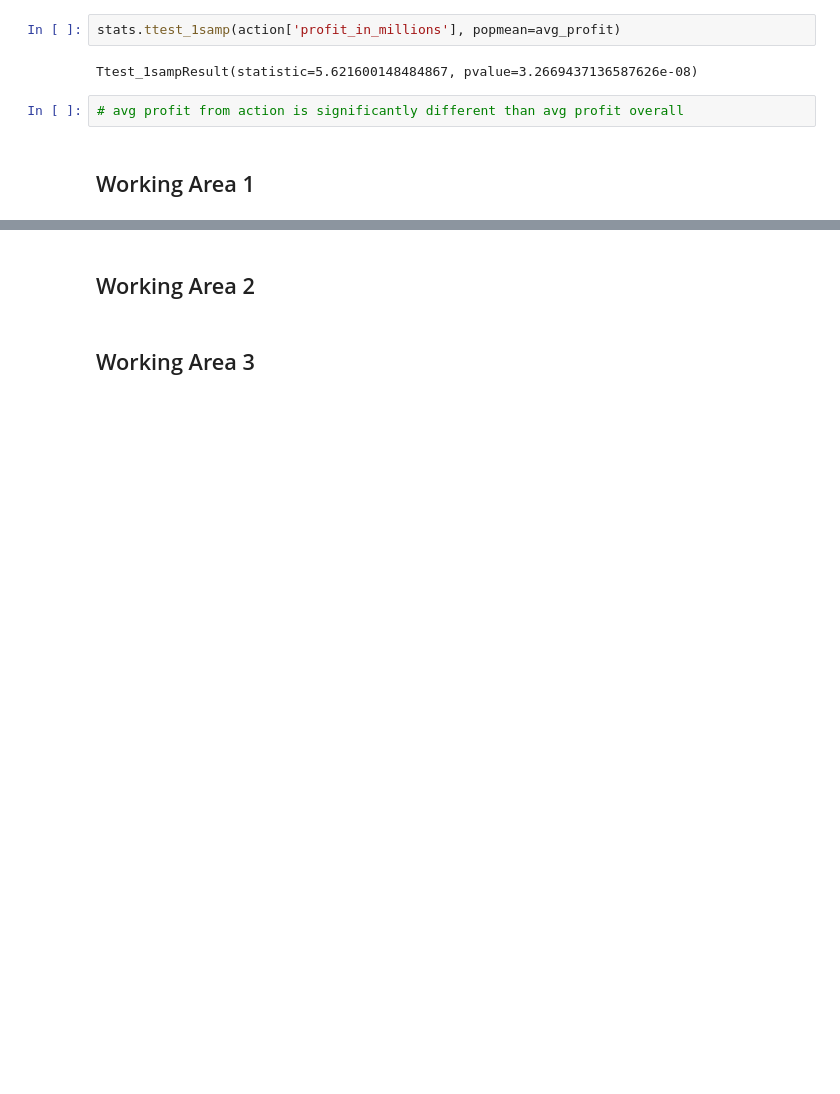
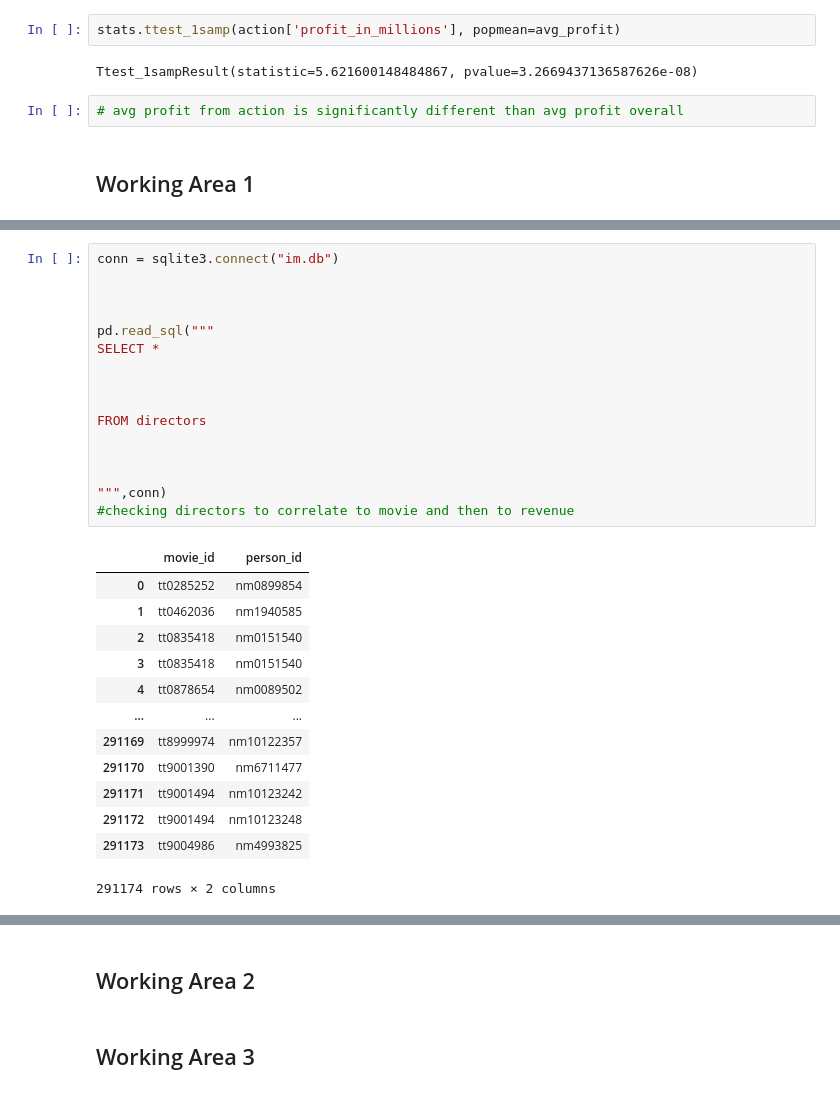
Before and after one commit to mrodberg/Pod1Capstone, a Jupyter notebook: Primary Notebook.ipynb, the cells around one changed output, grey strips where cells are left out. Saved outputs shown, nothing was run; the diff lists cells and outputs as text; blank space fills up the shorter version.

```diff
--- a/Primary Notebook.ipynb
+++ b/Primary Notebook.ipynb
@@ -244,0 +304,30 @@ Ttest_1sampResult(statistic=5.621600148484867, pvalue=3.2669437136587626e-08)
+# %%
+conn = sqlite3.connect("im.db")
+
+
+
+pd.read_sql("""
+SELECT *
+
+
+
+FROM directors
+
+
+
+""",conn)
+#checking directors to correlate to movie and then to revenue
+# %% [output]
+|  | movie_id | person_id |
+| 0 | tt0285252 | nm0899854 |
+| 1 | tt0462036 | nm1940585 |
+| 2 | tt0835418 | nm0151540 |
+| 3 | tt0835418 | nm0151540 |
+| 4 | tt0878654 | nm0089502 |
+| ... | ... | ... |
+| 291169 | tt8999974 | nm10122357 |
+| 291170 | tt9001390 | nm6711477 |
+| 291171 | tt9001494 | nm10123242 |
+| 291172 | tt9001494 | nm10123248 |
+| 291173 | tt9004986 | nm4993825 |
+291174 rows × 2 columns
```
Also changed, not shown: parts of 3 cells of this notebook.
